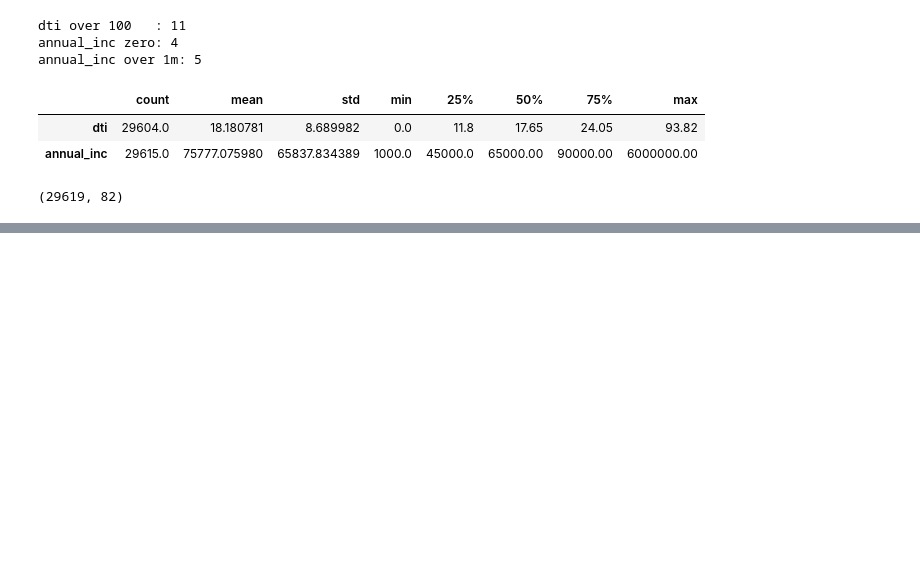
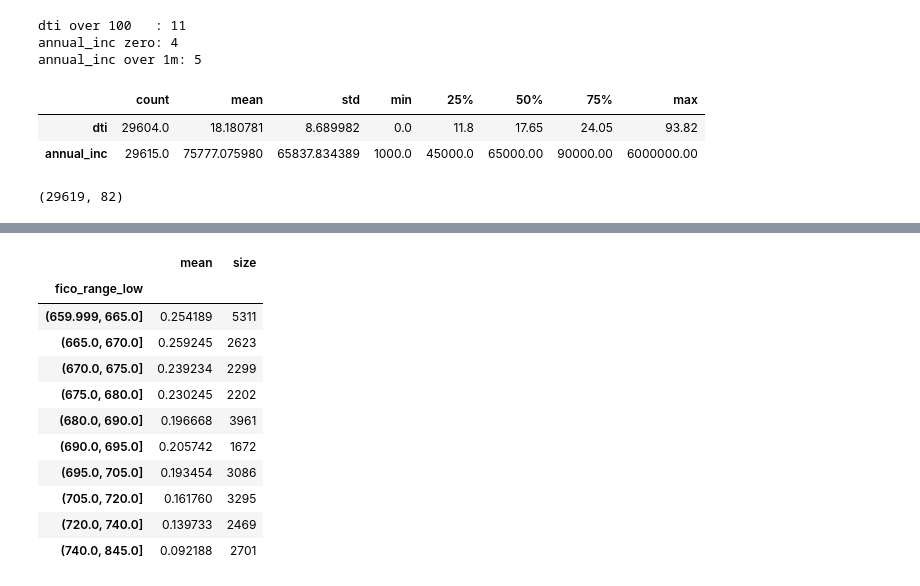
Before and after one commit to Mehdi-mo/credit-risk-engine, a Jupyter notebook: notebooks/02_clean_and_explore.ipynb, the cells around one changed output, grey strips where cells are left out. Saved outputs shown, nothing was run; the diff lists cells and outputs as text; code cells hidden in the pictures; blank space fills up the shorter version.

```diff
--- a/notebooks/02_clean_and_explore.ipynb
+++ b/notebooks/02_clean_and_explore.ipynb
@@ -450,0 +482,16 @@ print(model_df.shape)
+# %%
+bands = pd.qcut(model_df['fico_range_low'], 10, duplicates='drop')
+model_df.groupby(bands)['target'].agg(['mean', 'size'])
+# %% [output]
+|  | mean | size |
+| fico_range_low |  |  |
+| (659.999, 665.0] | 0.254189 | 5311 |
+| (665.0, 670.0] | 0.259245 | 2623 |
+| (670.0, 675.0] | 0.239234 | 2299 |
+| (675.0, 680.0] | 0.230245 | 2202 |
+| (680.0, 690.0] | 0.196668 | 3961 |
+| (690.0, 695.0] | 0.205742 | 1672 |
+| (695.0, 705.0] | 0.193454 | 3086 |
+| (705.0, 720.0] | 0.161760 | 3295 |
+| (720.0, 740.0] | 0.139733 | 2469 |
+| (740.0, 845.0] | 0.092188 | 2701 |
```
Also changed, not shown: parts of 4 cells of this notebook, 1 other file.
